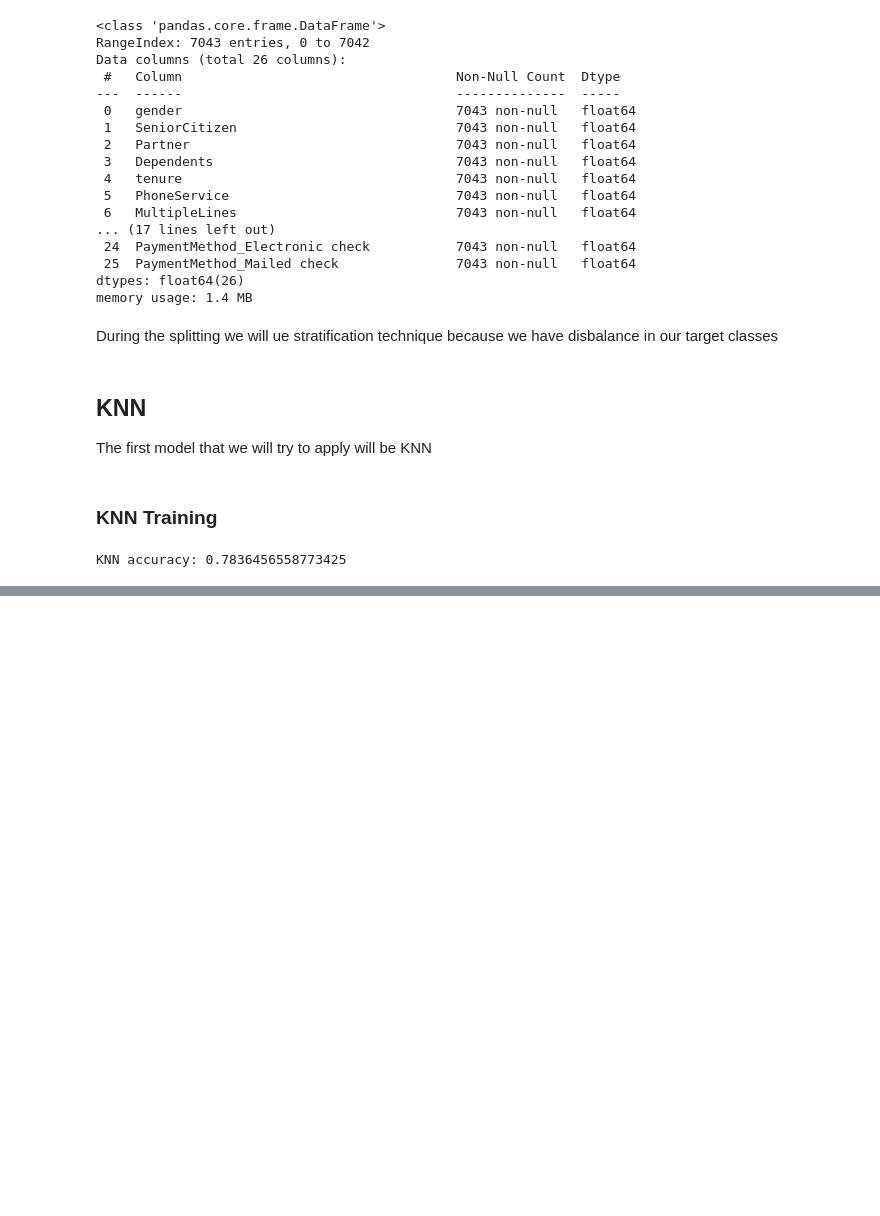
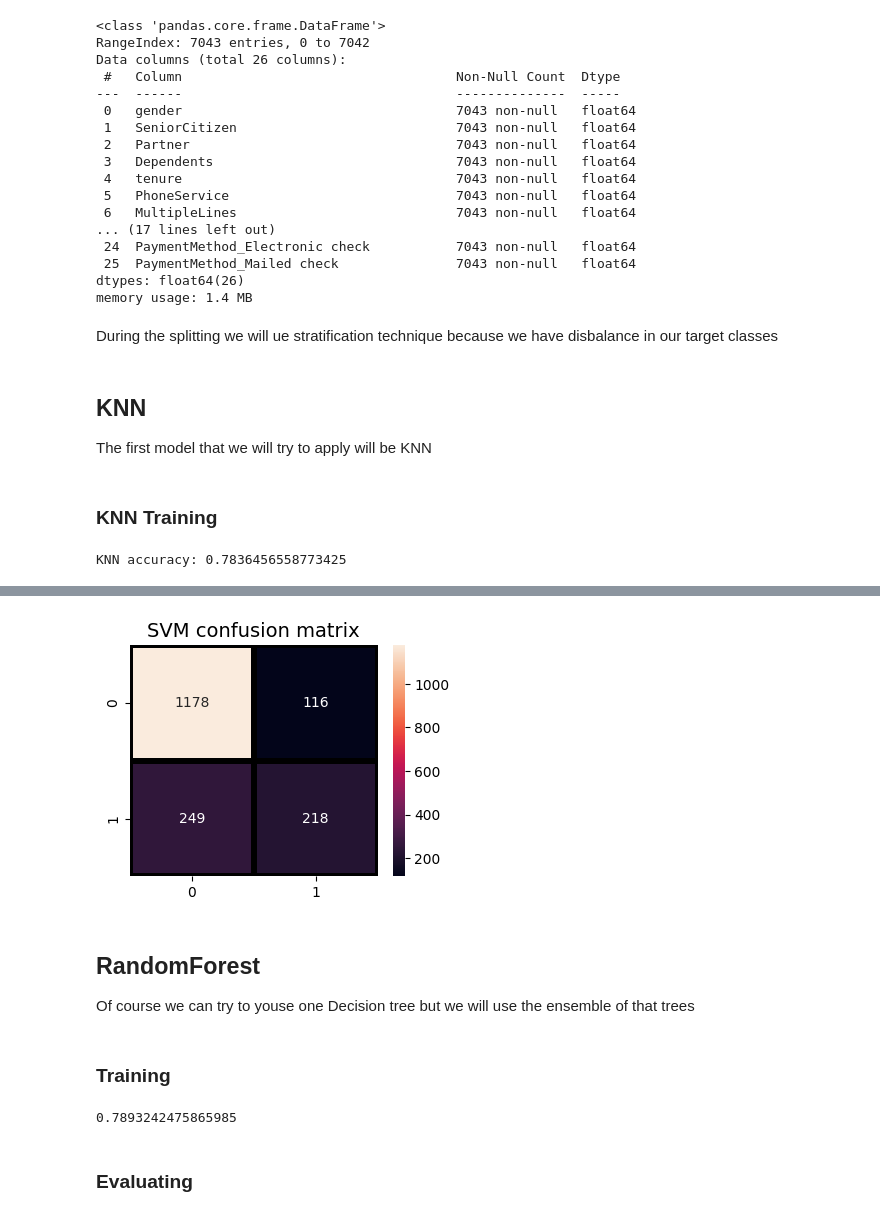
Before and after one commit to nobodyexistsonpurpose/telco_customer_churn, a Jupyter notebook: 03_applying_models.ipynb, the cells around one changed output, grey strips where cells are left out. Cells and saved outputs as stored; diff of their text form; code cells hidden in the pictures; blank space fills up the shorter version.

```diff
--- a/03_applying_models.ipynb
+++ b/03_applying_models.ipynb
@@ -91,0 +233,30 @@ KNN accuracy: 0.7836456558773425
+# %%
+plt.figure(figsize=(4,3))
+sns.heatmap(confusion_matrix(y_test, predicted_y),
+                annot=True,fmt = "d",linecolor="k",linewidths=3)
+
+plt.title("SVM confusion matrix",fontsize=14)
+plt.show()
+# %% [output]
+[figure, added]
+# %% [markdown]
+<a id="random-forest"></a>
+## RandomForest
+
+Of course we can try to youse one Decision tree but we will use the ensemble of that trees
+# %% [markdown]
+<a id="random-forest-training"></a>
+### Training
+# %%
+model_rf = RandomForestClassifier(n_estimators=300, oob_score = True, n_jobs = -1,
+                                  random_state=40, max_leaf_nodes = 30)
+model_rf.fit(X_train, y_train)
+
+# Make predictions
+predicted_y = model_rf.predict(X_test)
+print (metrics.accuracy_score(y_test, predicted_y))
+# %% [output]
+0.7893242475865985
+# %% [markdown]
+<a id="random-forest-evaluating"></a>
+### Evaluating
```
Also changed, not shown: parts of 30 cells of this notebook.
